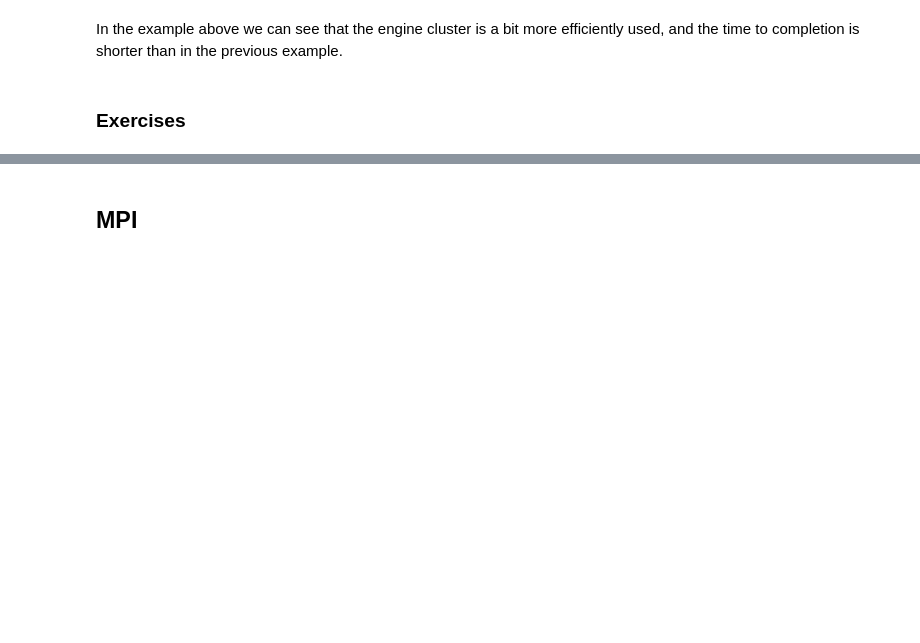
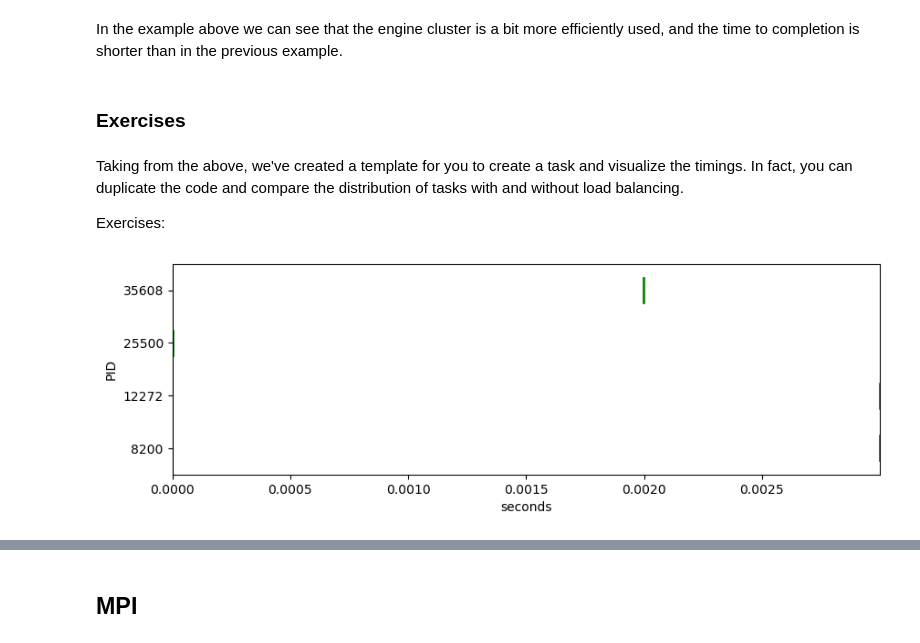
Before and after one commit to suco-gt/parallel-tutorials, a Jupyter notebook: parallelism-in-python/parallelpy.ipynb, the cells around one changed output, grey strips where cells are left out. Saved outputs shown, nothing was run; the diff lists cells and outputs as text; code cells hidden in the pictures; blank space fills up the shorter version.

Commit message:
add additional mpi exercise

```diff
--- a/parallelism-in-python/parallelpy.ipynb
+++ b/parallelism-in-python/parallelpy.ipynb
@@ -483,3 +475,7 @@ visualize_tasks(result)
 In the example above we can see that the engine cluster is a bit more efficiently used, and the time to completion is shorter than in the previous example.
 # %% [markdown]
 ### Exercises
+# %% [markdown]
+Taking from the above, we've created a template for you to create a task and visualize the timings. In fact, you can duplicate the code and compare the distribution of tasks with and without load balancing.
+
+Exercises:
@@ -485,0 +493,16 @@ In the example above we can see that the engine cluster is a bit more efficientl
+# %%
+@dview.parallel(block=True)
+def task(delay):
+    import time, os
+
+    t0 = time.time()
+    # implement something you'd like to measure the time of
+    pid = os.getpid()
+    t1 = time.time()
+
+    return [pid, t0, t1]
+# %%
+result = task.map(delay_times)
+visualize_tasks(result)
+# %% [output]
+[figure, added]
```
Also changed, not shown: parts of 14 cells of this notebook.
